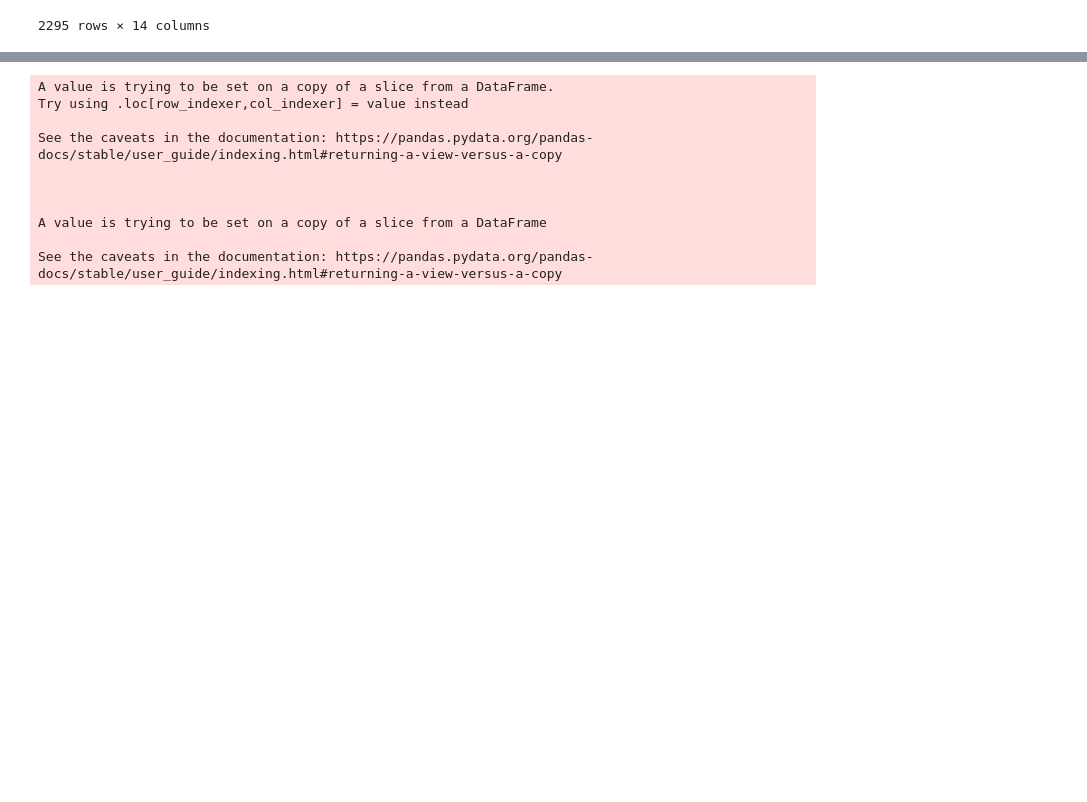
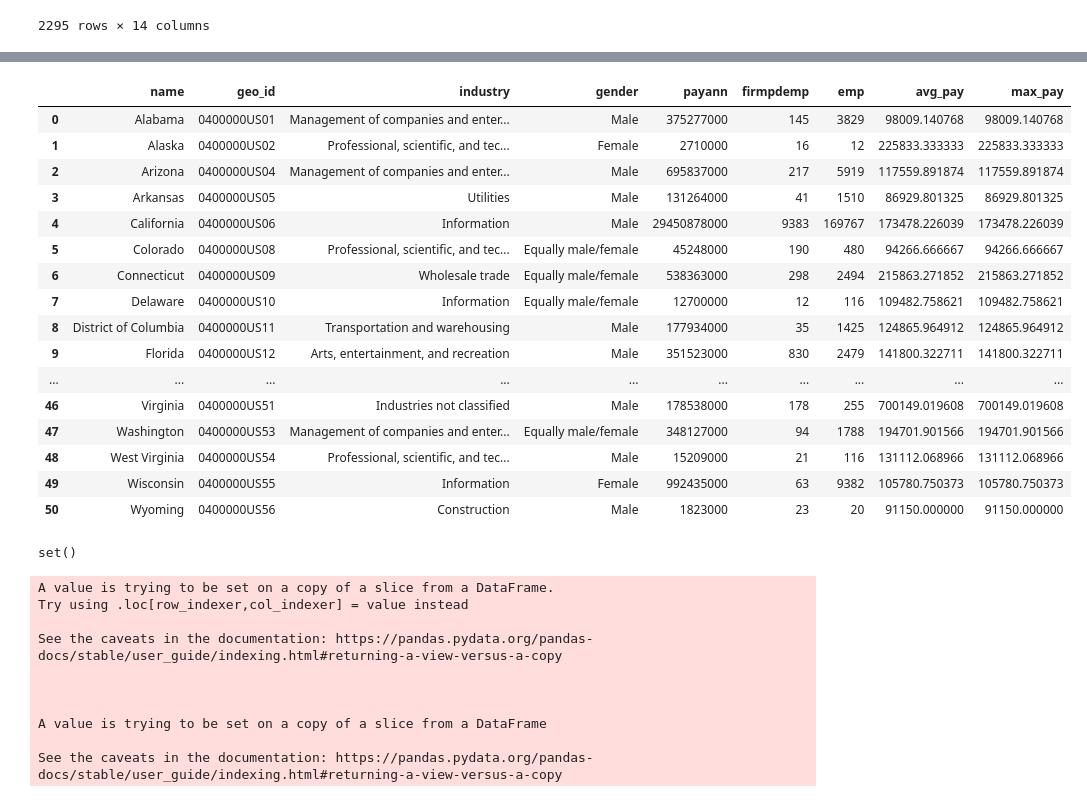
Before and after one commit to jedc4xer/abs_group_assessment, a Jupyter notebook: jeds_visualizations.ipynb, the cells around one changed output, grey strips where cells are left out. Drawn from its saved outputs; the diff is of its cells as text; code cells hidden in the pictures; blank space fills up the shorter version.

```diff
--- a/jeds_visualizations.ipynb
+++ b/jeds_visualizations.ipynb
@@ -66,4 +66,4 @@ comp_sum_subset_agg = comp_sum_subset.groupby(
     by = ['name']
         )[['avg_pay']].agg(max_pay = ('avg_pay','max'))
 
-comp_sum_subset_agg
+comp_sum_subset_agg.reset_index(inplace = True)
@@ -89,3 +90,31 @@ comp_sum_subset_agg
+# %%
+grouped = pd.merge(comp_sum_subset, comp_sum_subset_agg, left_on = 'name', right_on = 'name', how = 'left')
+grouped = grouped[(grouped.avg_pay == grouped.max_pay)].reset_index(drop = True)
+grouped = grouped.sort_values(by = 'name').reset_index(drop = True)
+grouped = grouped.drop_duplicates().reset_index(drop = True)
+grouped
+# %% [output]
+|  | name | geo_id | industry | gender | payann | firmpdemp | emp | avg_pay | max_pay |
+| 0 | Alabama | 0400000US01 | Management of companies and enter... | Male | 375277000 | 145 | 3829 | 98009.140768 | 98009.140768 |
+| 1 | Alaska | 0400000US02 | Professional, scientific, and tec... | Female | 2710000 | 16 | 12 | 225833.333333 | 225833.333333 |
+| 2 | Arizona | 0400000US04 | Management of companies and enter... | Male | 695837000 | 217 | 5919 | 117559.891874 | 117559.891874 |
+| 3 | Arkansas | 0400000US05 | Utilities | Male | 131264000 | 41 | 1510 | 86929.801325 | 86929.801325 |
+| 4 | California | 0400000US06 | Information | Male | 29450878000 | 9383 | 169767 | 173478.226039 | 173478.226039 |
+| 5 | Colorado | 0400000US08 | Professional, scientific, and tec... | Equally male/female | 45248000 | 190 | 480 | 94266.666667 | 94266.666667 |
+| 6 | Connecticut | 0400000US09 | Wholesale trade | Equally male/female | 538363000 | 298 | 2494 | 215863.271852 | 215863.271852 |
+| 7 | Delaware | 0400000US10 | Information | Equally male/female | 12700000 | 12 | 116 | 109482.758621 | 109482.758621 |
+| 8 | District of Columbia | 0400000US11 | Transportation and warehousing | Male | 177934000 | 35 | 1425 | 124865.964912 | 124865.964912 |
+| 9 | Florida | 0400000US12 | Arts, entertainment, and recreation | Male | 351523000 | 830 | 2479 | 141800.322711 | 141800.322711 |
+| ... | ... | ... | ... | ... | ... | ... | ... | ... | ... |
+| 46 | Virginia | 0400000US51 | Industries not classified | Male | 178538000 | 178 | 255 | 700149.019608 | 700149.019608 |
+| 47 | Washington | 0400000US53 | Management of companies and enter... | Equally male/female | 348127000 | 94 | 1788 | 194701.901566 | 194701.901566 |
+| 48 | West Virginia | 0400000US54 | Professional, scientific, and tec... | Male | 15209000 | 21 | 116 | 131112.068966 | 131112.068966 |
+| 49 | Wisconsin | 0400000US55 | Information | Female | 992435000 | 63 | 9382 | 105780.750373 | 105780.750373 |
+| 50 | Wyoming | 0400000US56 | Construction | Male | 1823000 | 23 | 20 | 91150.000000 | 91150.000000 |
+# %%
+set(comp_sum_subset_agg.name.tolist()) - set(grouped.name.tolist())
+# %% [output]
+set()
 # %%
 def jeds_first_plot(comp_sum_df):
     import matplotlib.pyplot as plt
```
Also changed, not shown: parts of 3 cells of this notebook.
